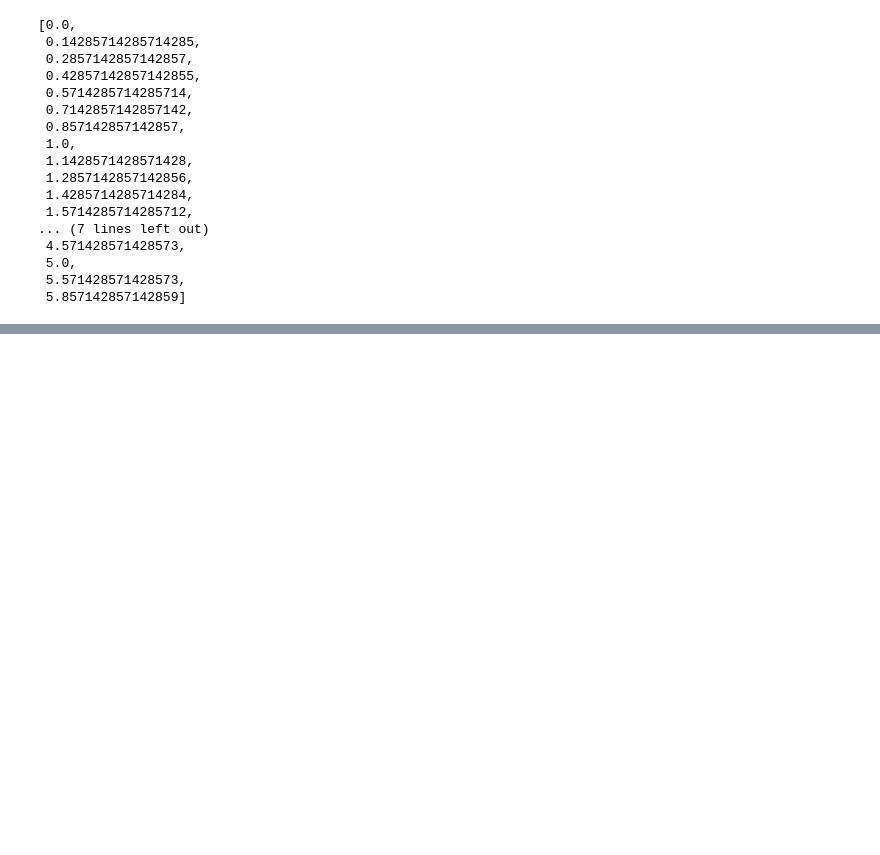
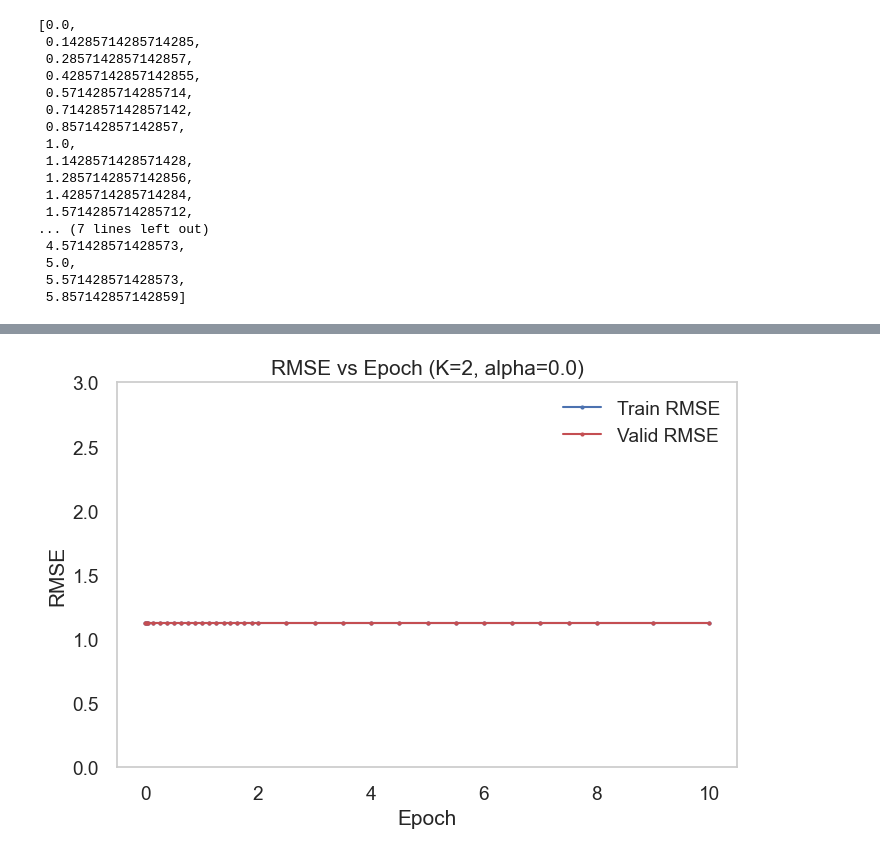
Before and after one commit to samuelmard/ProjectB, a Jupyter notebook: part1.ipynb, the cells around one changed output, grey strips where cells are left out. Drawn from its saved outputs; the diff is of its cells as text; code cells hidden in the pictures; blank space fills up the shorter version.

```diff
--- a/part1.ipynb
+++ b/part1.ipynb
@@ -142,0 +143,99 @@ plt.ylim([0, 3])
+# %%
+import numpy as np
+import matplotlib.pyplot as plt
+from CollabFilterOneVectorPerItem import CollabFilterOneVectorPerItem
+from train_valid_test_loader import load_train_valid_test_datasets
+import pandas as pd
+
+# ============================================================
+# 1. Load dataset
+# ============================================================
+train_tuple, valid_tuple, test_tuple, n_users, n_items = \
+    load_train_valid_test_datasets()
+
+print("Users:", n_users, " | Items:", n_items)
+print("Train size:", train_tuple[0].size)
+print("Valid size:", valid_tuple[0].size)
+print("Test size:", test_tuple[0].size)
+
+# ============================================================
+# 2. Train model (example: K=2, alpha=0)
+# ============================================================
+K = 2
+alpha = 0.0
+step_size = 0.1
+batch_size = 1000
+epochs = 10
+
+model = CollabFilterOneVectorPerItem(
+    n_epochs=epochs,
+    batch_size=batch_size,
+    step_size=step_size,
+    n_factors=K,
+    alpha=alpha,
+)
+
+model.init_parameter_dict(n_users, n_items, train_tuple)
+model.fit(train_tuple, valid_tuple)
+
+# ============================================================
+# 3. Plot RMSE vs epoch for training + validation
+# ============================================================
+plt.figure(figsize=(8,5))
+plt.plot(model.trace_epoch, model.trace_rmse_train, 'b.-', label="Train RMSE")
+plt.plot(model.trace_epoch, model.trace_rmse_valid, 'r.-', label="Valid RMSE")
+plt.xlabel("Epoch")
+plt.ylabel("RMSE")
+plt.title(f"RMSE vs Epoch (K={K}, alpha={alpha})")
+plt.legend()
+plt.ylim([0, 3])
+plt.grid()
+plt.show()
+
+# ============================================================
+# 4. Evaluate final performance (train/valid/test)
+# ============================================================
+def evaluate_split(split_tuple, name):
+    u, v, y = split_tuple
+    yhat = model.predict(u, v)
+    rmse = np.sqrt(np.mean((yhat - y)**2))
+    mae = np.mean(np.abs(yhat - y))
+    print(f"{name} RMSE = {rmse:.4f} | MAE = {mae:.4f}")
+    return rmse, mae
+
+rmse_tr, mae_tr = evaluate_split(train_tuple, "Train")
+rmse_va, mae_va = evaluate_split(valid_tuple, "Valid")
+rmse_te, mae_te = evaluate_split(test_tuple, "Test")
+
+# ============================================================
+# 5. Part 1D: Visualize 2D movie embeddings (only works when K=2)
+# ============================================================
+if model.n_factors == 2:
+    try:
+        movie_info = pd.read_csv("data_movie_lens_100k/item_info.csv")
+        select_movies = pd.read_csv("data_movie_lens_100k/select_movies.csv")
+
+        movie_ids = select_movies["item_id"].values
+        movie_titles = select_movies["title"].values
+
+        V = model.param_dict["V"]  # shape: (n_items, 2)
+
+        emb = V[movie_ids]
+
+        plt.figure(figsize=(10,7))
+        plt.scatter(emb[:,0], emb[:,1], c='blue')
+
+        for i, title in enumerate(movie_titles):
+            plt.text(emb[i,0]+0.01, emb[i,1]+0.01, title, fontsize=10)
+
+        plt.title("2D Movie Embeddings (K=2)")
+        plt.xlabel("Factor 1")
+        plt.ylabel("Factor 2")
+        plt.grid()
+        plt.show()
+
+    except Exception as e:
+        print("Could not load movie metadata for embeddings plot:", e)
+else:
+    print("Embedding scatter plot only available when K=2")
+# %% [output]
@@ -142,0 +259 @@ plt.ylim([0, 3])
+[figure, added]
```
Also changed, not shown: parts of 5 cells of this notebook, 1 other file.
